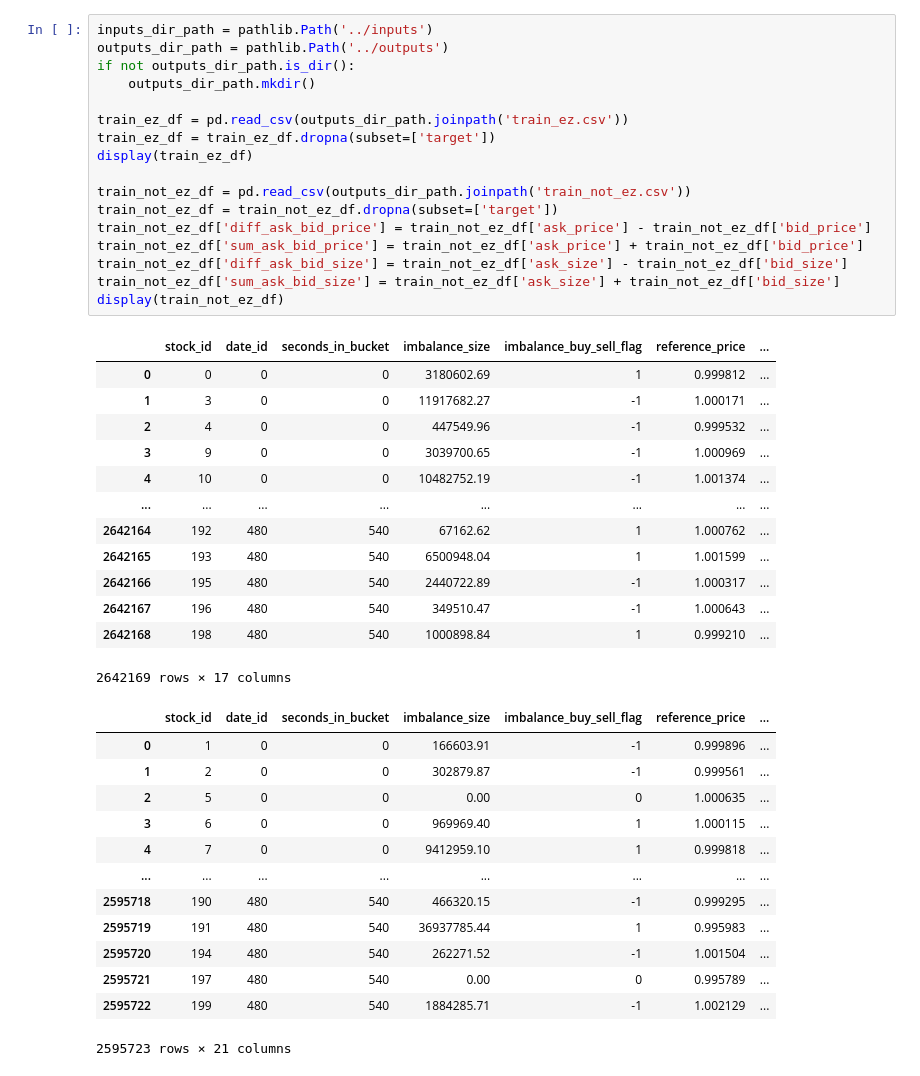
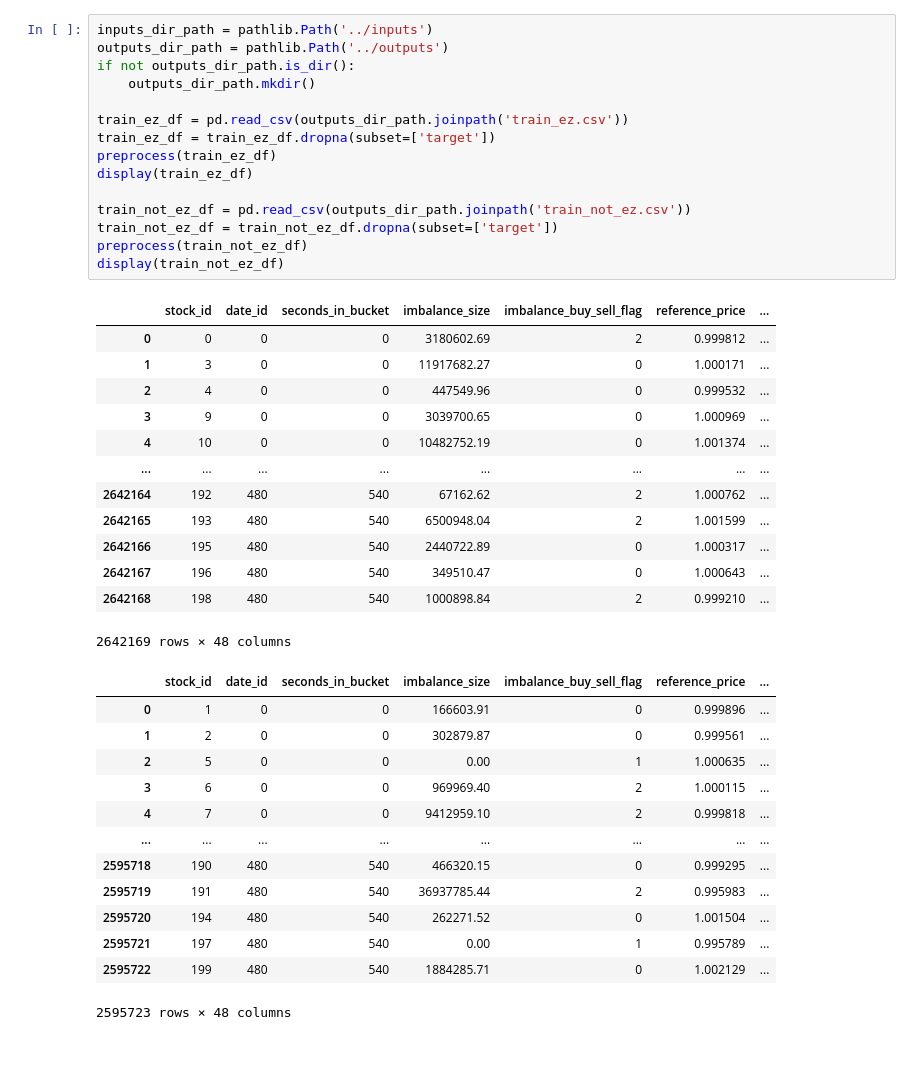
Before and after one commit to S-Shitajima/optiver_competition, a Jupyter notebook: notebook/3_optiver_train_lgbm groupkfold.ipynb, the cells around one changed output. Drawn from its saved outputs; the diff is of its cells as text.

```diff
--- a/notebook/3_optiver_train_lgbm groupkfold.ipynb
+++ b/notebook/3_optiver_train_lgbm groupkfold.ipynb
@@ -169,47 +256,45 @@ class Objective:
 # %%
 inputs_dir_path = pathlib.Path('../inputs')
 outputs_dir_path = pathlib.Path('../outputs')
 if not outputs_dir_path.is_dir():
     outputs_dir_path.mkdir()
 
 train_ez_df = pd.read_csv(outputs_dir_path.joinpath('train_ez.csv'))
 train_ez_df = train_ez_df.dropna(subset=['target'])
+preprocess(train_ez_df)
 display(train_ez_df)
 
 train_not_ez_df = pd.read_csv(outputs_dir_path.joinpath('train_not_ez.csv'))
 train_not_ez_df = train_not_ez_df.dropna(subset=['target'])
-train_not_ez_df['diff_ask_bid_price'] = train_not_ez_df['ask_price'] - train_not_ez_df['bid_price']
-train_not_ez_df['sum_ask_bid_price'] = train_not_ez_df['ask_price'] + train_not_ez_df['bid_price']
-train_not_ez_df['diff_ask_bid_size'] = train_not_ez_df['ask_size'] - train_not_ez_df['bid_size']
-train_not_ez_df['sum_ask_bid_size'] = train_not_ez_df['ask_size'] + train_not_ez_df['bid_size']
+preprocess(train_not_ez_df)
 display(train_not_ez_df)
 # %% [output]
 |  | stock_id | date_id | seconds_in_bucket | imbalance_size | imbalance_buy_sell_flag | reference_price | ... |
-| 0 | 0 | 0 | 0 | 3180602.69 | 1 | 0.999812 | ... |
-| 1 | 3 | 0 | 0 | 11917682.27 | -1 | 1.000171 | ... |
-| 2 | 4 | 0 | 0 | 447549.96 | -1 | 0.999532 | ... |
-| 3 | 9 | 0 | 0 | 3039700.65 | -1 | 1.000969 | ... |
-| 4 | 10 | 0 | 0 | 10482752.19 | -1 | 1.001374 | ... |
+| 0 | 0 | 0 | 0 | 3180602.69 | 2 | 0.999812 | ... |
+| 1 | 3 | 0 | 0 | 11917682.27 | 0 | 1.000171 | ... |
+| 2 | 4 | 0 | 0 | 447549.96 | 0 | 0.999532 | ... |
+| 3 | 9 | 0 | 0 | 3039700.65 | 0 | 1.000969 | ... |
+| 4 | 10 | 0 | 0 | 10482752.19 | 0 | 1.001374 | ... |
 | ... | ... | ... | ... | ... | ... | ... | ... |
-| 2642164 | 192 | 480 | 540 | 67162.62 | 1 | 1.000762 | ... |
-| 2642165 | 193 | 480 | 540 | 6500948.04 | 1 | 1.001599 | ... |
-| 2642166 | 195 | 480 | 540 | 2440722.89 | -1 | 1.000317 | ... |
-| 2642167 | 196 | 480 | 540 | 349510.47 | -1 | 1.000643 | ... |
-| 2642168 | 198 | 480 | 540 | 1000898.84 | 1 | 0.999210 | ... |
+| 2642164 | 192 | 480 | 540 | 67162.62 | 2 | 1.000762 | ... |
+| 2642165 | 193 | 480 | 540 | 6500948.04 | 2 | 1.001599 | ... |
+| 2642166 | 195 | 480 | 540 | 2440722.89 | 0 | 1.000317 | ... |
+| 2642167 | 196 | 480 | 540 | 349510.47 | 0 | 1.000643 | ... |
+| 2642168 | 198 | 480 | 540 | 1000898.84 | 2 | 0.999210 | ... |
-2642169 rows × 17 columns
+2642169 rows × 48 columns
 |  | stock_id | date_id | seconds_in_bucket | imbalance_size | imbalance_buy_sell_flag | reference_price | ... |
-| 0 | 1 | 0 | 0 | 166603.91 | -1 | 0.999896 | ... |
-| 1 | 2 | 0 | 0 | 302879.87 | -1 | 0.999561 | ... |
-| 2 | 5 | 0 | 0 | 0.00 | 0 | 1.000635 | ... |
-| 3 | 6 | 0 | 0 | 969969.40 | 1 | 1.000115 | ... |
-| 4 | 7 | 0 | 0 | 9412959.10 | 1 | 0.999818 | ... |
+| 0 | 1 | 0 | 0 | 166603.91 | 0 | 0.999896 | ... |
+| 1 | 2 | 0 | 0 | 302879.87 | 0 | 0.999561 | ... |
+| 2 | 5 | 0 | 0 | 0.00 | 1 | 1.000635 | ... |
+| 3 | 6 | 0 | 0 | 969969.40 | 2 | 1.000115 | ... |
+| 4 | 7 | 0 | 0 | 9412959.10 | 2 | 0.999818 | ... |
 | ... | ... | ... | ... | ... | ... | ... | ... |
-| 2595718 | 190 | 480 | 540 | 466320.15 | -1 | 0.999295 | ... |
-| 2595719 | 191 | 480 | 540 | 36937785.44 | 1 | 0.995983 | ... |
-| 2595720 | 194 | 480 | 540 | 262271.52 | -1 | 1.001504 | ... |
-| 2595721 | 197 | 480 | 540 | 0.00 | 0 | 0.995789 | ... |
-| 2595722 | 199 | 480 | 540 | 1884285.71 | -1 | 1.002129 | ... |
+| 2595718 | 190 | 480 | 540 | 466320.15 | 0 | 0.999295 | ... |
+| 2595719 | 191 | 480 | 540 | 36937785.44 | 2 | 0.995983 | ... |
+| 2595720 | 194 | 480 | 540 | 262271.52 | 0 | 1.001504 | ... |
+| 2595721 | 197 | 480 | 540 | 0.00 | 1 | 0.995789 | ... |
+| 2595722 | 199 | 480 | 540 | 1884285.71 | 0 | 1.002129 | ... |
-2595723 rows × 21 columns
+2595723 rows × 48 columns
 # %%
 kfold_params = {
     'n_splits': 5,
```
Also changed, not shown: parts of 5 cells of this notebook, 3 other files.
